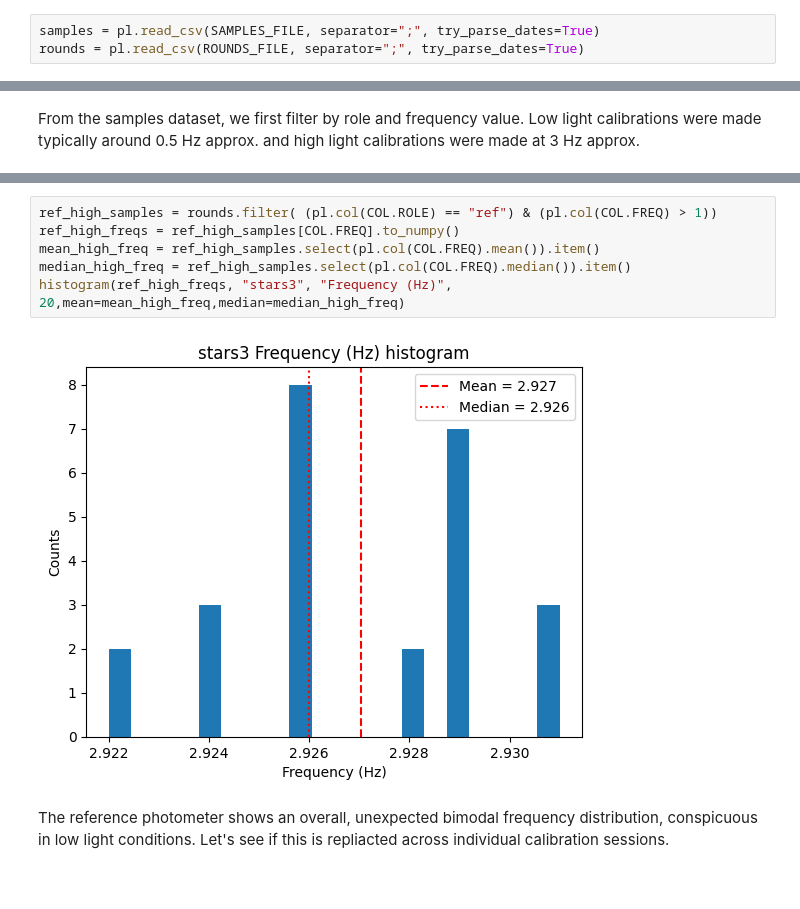
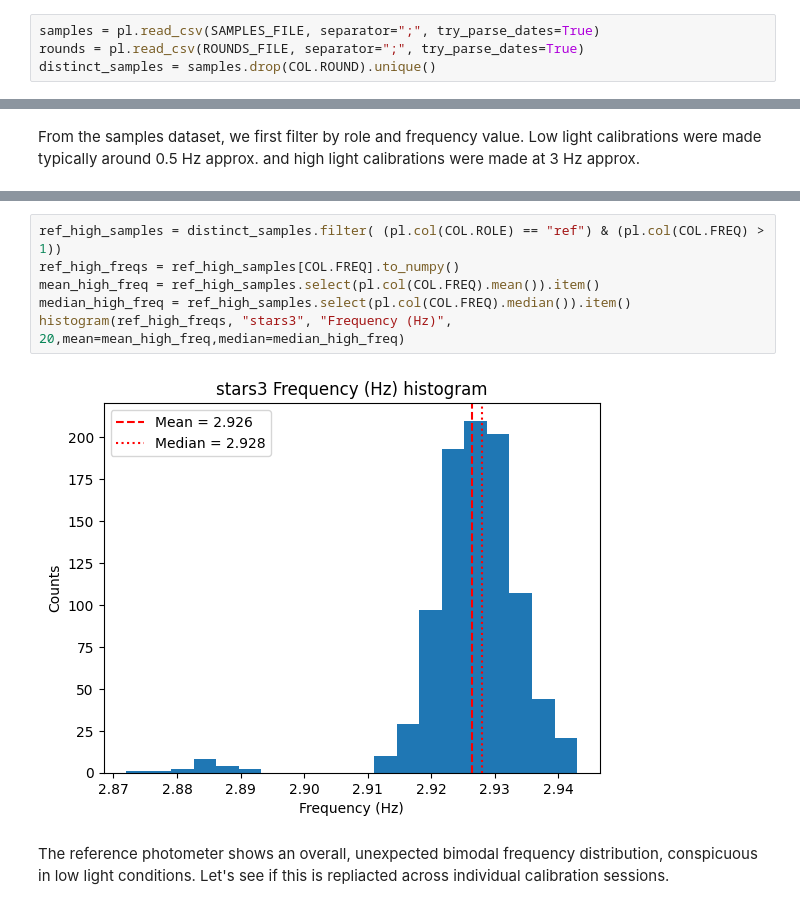
Before and after one commit to STARS4ALL/zptess, a Jupyter notebook: notebook/analysis.ipynb, the cells around one changed output, grey strips where cells are left out. Cells and saved outputs as stored; diff of their text form.

```diff
--- a/notebook/analysis.ipynb
+++ b/notebook/analysis.ipynb
@@ -99,4 +99,5 @@ ROUNDS_FILE =  os.path.join("data", "rounds_from_20251120_to_20251120.csv")
 # %%
 samples = pl.read_csv(SAMPLES_FILE, separator=";", try_parse_dates=True)
 rounds = pl.read_csv(ROUNDS_FILE, separator=";", try_parse_dates=True)
+distinct_samples = samples.drop(COL.ROUND).unique()
 # %%
@@ -134,11 +135,11 @@ histogram(ref_low_freqs, "stars3", "Frequency (Hz)", 20,mean=mean_low_freq,media
 # %%
-ref_high_samples = rounds.filter( (pl.col(COL.ROLE) == "ref") & (pl.col(COL.FREQ) > 1))
+ref_high_samples = distinct_samples.filter( (pl.col(COL.ROLE) == "ref") & (pl.col(COL.FREQ) > 1))
 ref_high_freqs = ref_high_samples[COL.FREQ].to_numpy()
 mean_high_freq = ref_high_samples.select(pl.col(COL.FREQ).mean()).item()
 median_high_freq = ref_high_samples.select(pl.col(COL.FREQ).median()).item()
 histogram(ref_high_freqs, "stars3", "Frequency (Hz)", 20,mean=mean_high_freq,median=median_high_freq)
 # %% [output]
-[figure, old version]
+[figure, new version]
 # %% [markdown]
 The reference photometer shows an overall, unexpected bimodal frequency distribution, conspicuous in low light conditions. Let's see if this is repliacted across individual calibration sessions.
 # %% [markdown]
```
Also changed, not shown: parts of 5 cells of this notebook, 1 other file.
